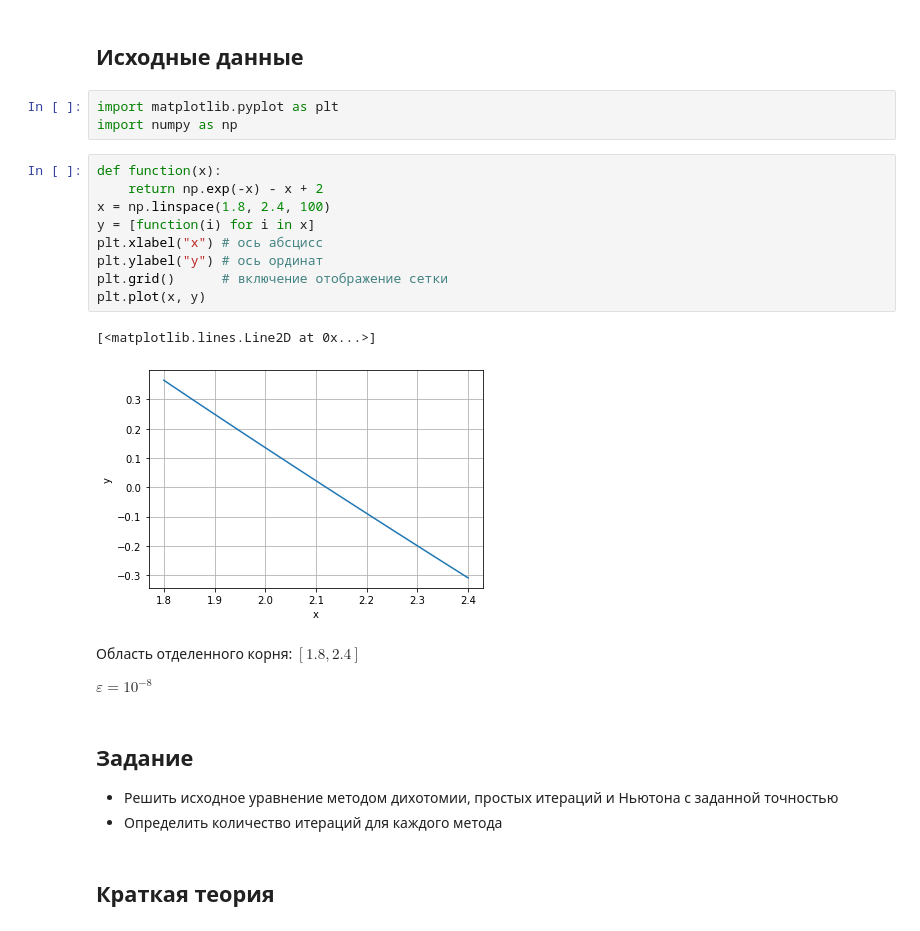
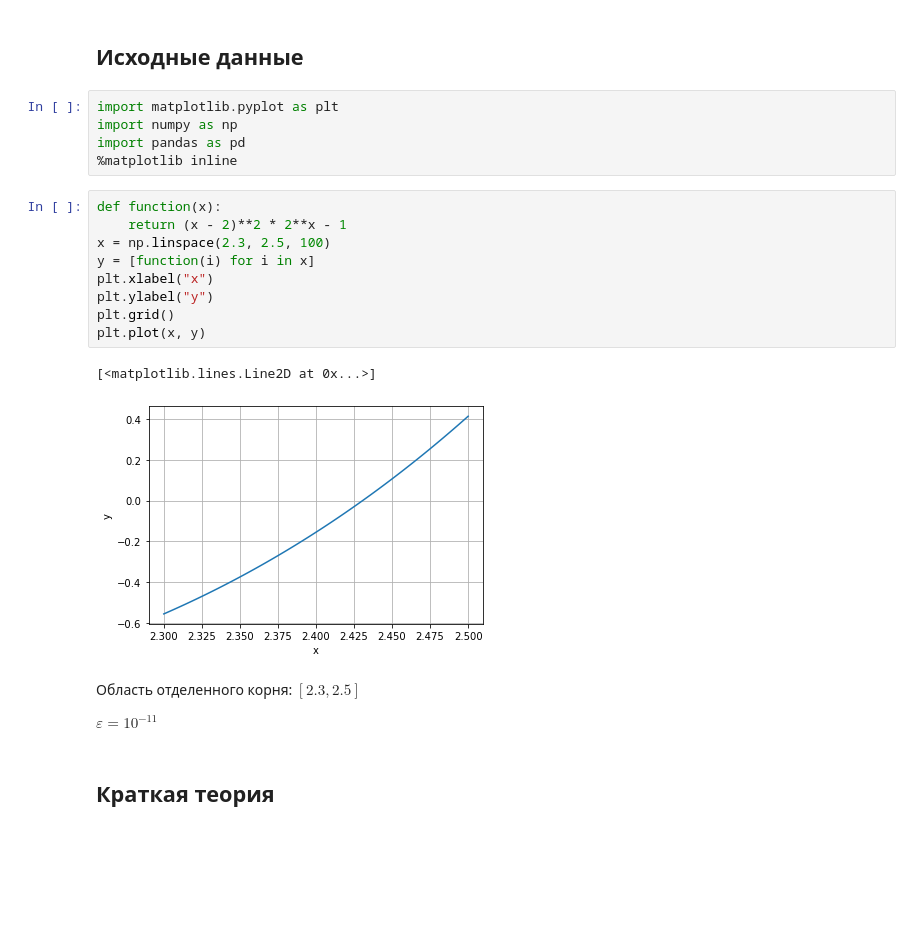
Before and after one commit to LizavetaDubok/hmm, a Jupyter notebook: MChA_lab1.ipynb, the cells around one changed output. Saved outputs shown, nothing was run; the diff lists cells and outputs as text; blank space fills up the shorter version.

```diff
--- a/MChA_lab1.ipynb
+++ b/MChA_lab1.ipynb
@@ -3,25 +8,23 @@
 # %%
 import matplotlib.pyplot as plt
 import numpy as np
+import pandas as pd
+%matplotlib inline
 # %%
 def function(x):
-    return np.exp(-x) - x + 2
-x = np.linspace(1.8, 2.4, 100)
+    return (x - 2)**2 * 2**x - 1
+x = np.linspace(2.3, 2.5, 100)
 y = [function(i) for i in x]
-plt.xlabel("x") # ось абсцисс
-plt.ylabel("y") # ось ординат
-plt.grid()      # включение отображение сетки
+plt.xlabel("x")
+plt.ylabel("y")
+plt.grid()
 plt.plot(x, y)
 # %% [output]
 [<matplotlib.lines.Line2D at 0x...>]
-[figure, old version]
+[figure, new version]
 # %% [markdown]
-Область отделенного корня: $[1.8, 2.4]$
+Область отделенного корня: $[ 2.3,  2.5 ]$
 
-$ε = 10^{-8}$
+$ε = 10^{-11}$
-# %% [markdown]
-## Задание
-- Решить исходное уравнение методом дихотомии, простых итераций и Ньютона с заданной точностью
-- Определить количество итераций для каждого метода
 # %% [markdown]
 ## Краткая теория
```
Also changed, not shown: parts of 13 cells of this notebook.
